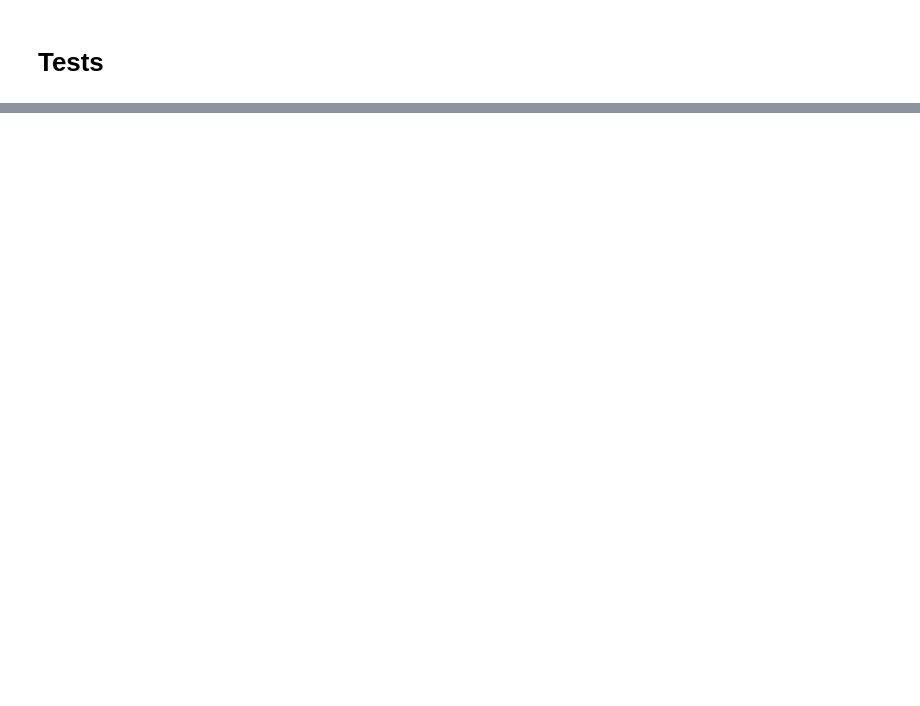
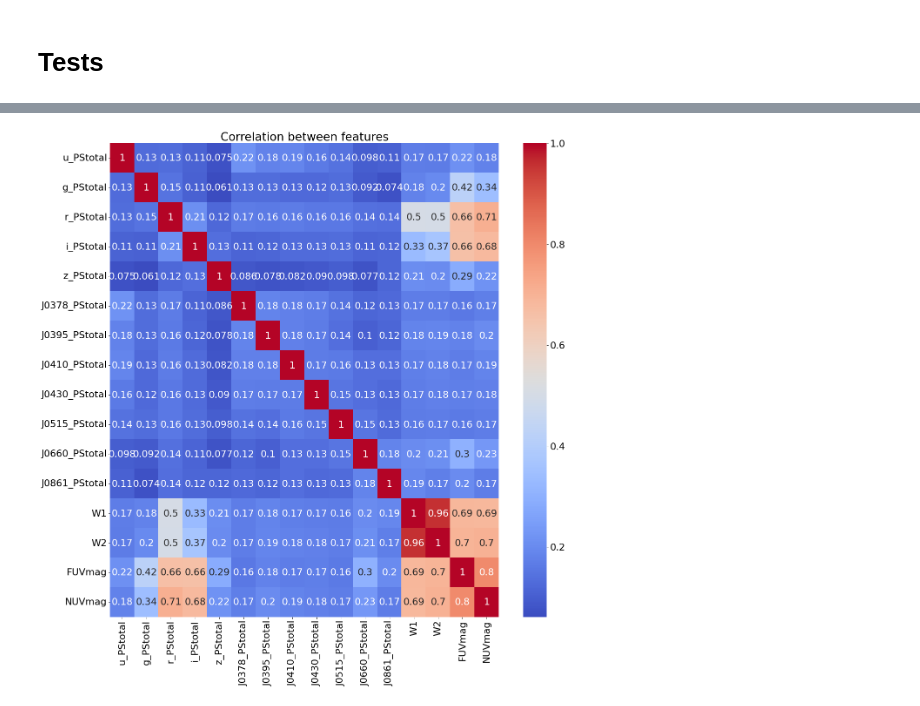
Before and after one commit to marixko/qucats_paper, a Jupyter notebook: codes/notebooks/review_mnras.ipynb, the cells around one changed output, grey strips where cells are left out. Drawn from its saved outputs; the diff is of its cells as text; code cells hidden in the pictures; blank space fills up the shorter version.

```diff
--- a/codes/notebooks/review_mnras.ipynb
+++ b/codes/notebooks/review_mnras.ipynb
@@ -161,4 +142,4 @@ non_obs = table[table["name"].isna()]
 # %% [markdown]
 # Tests
 # %%
-pd.read_table("/home/mariko/Research/Projects/qucats_paper/data/crossmatch/STRIPE82_DR4_DR16Q1a_unWISE2a_GALEXDR672a.csv", sep=",")
+data = pd.read_table("/home/mariko/Research/Projects/qucats_paper/data/crossmatch/STRIPE82_DR4_DR16Q1a_unWISE2a_GALEXDR672a.csv", sep=",")
@@ -178,0 +146,17 @@ pd.read_table("/home/mariko/Research/Projects/qucats_paper/data/crossmatch/STRIP
+# %%
+feat = list_feat(broad=True, narrow=True,wise =True, galex=True)
+# %%
+# plot correlation between all features
+import seaborn as sns
+import matplotlib.pyplot as plt
+from utils.preprocessing import prep_wise
+data = prep_wise(data)
+data = calculate_colors(data, broad=True, narrow=True, galex=True, wise=True, aper="PStotal")
+colors = create_colors(broad=True, narrow=True, galex=True, wise=True, aper="PStotal")
+corr = data[feat].corr()
+plt.figure(figsize=(20,20))
+sns.heatmap(corr, cmap="coolwarm", annot=True)
+plt.title("Correlation between features")
+plt.show()
+# %% [output]
+[figure, added]
```
Also changed, not shown: parts of 8 cells of this notebook, 37 other files.
